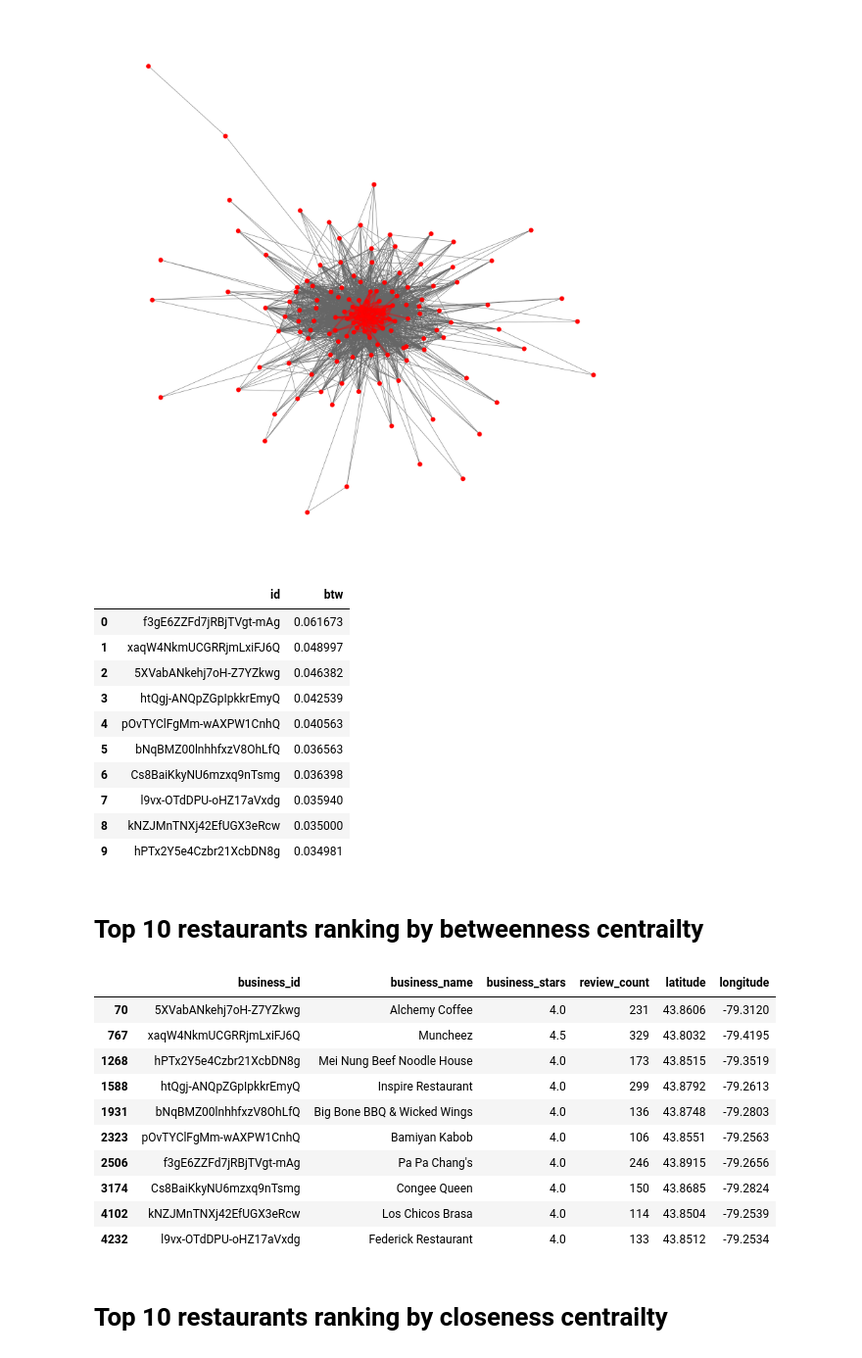
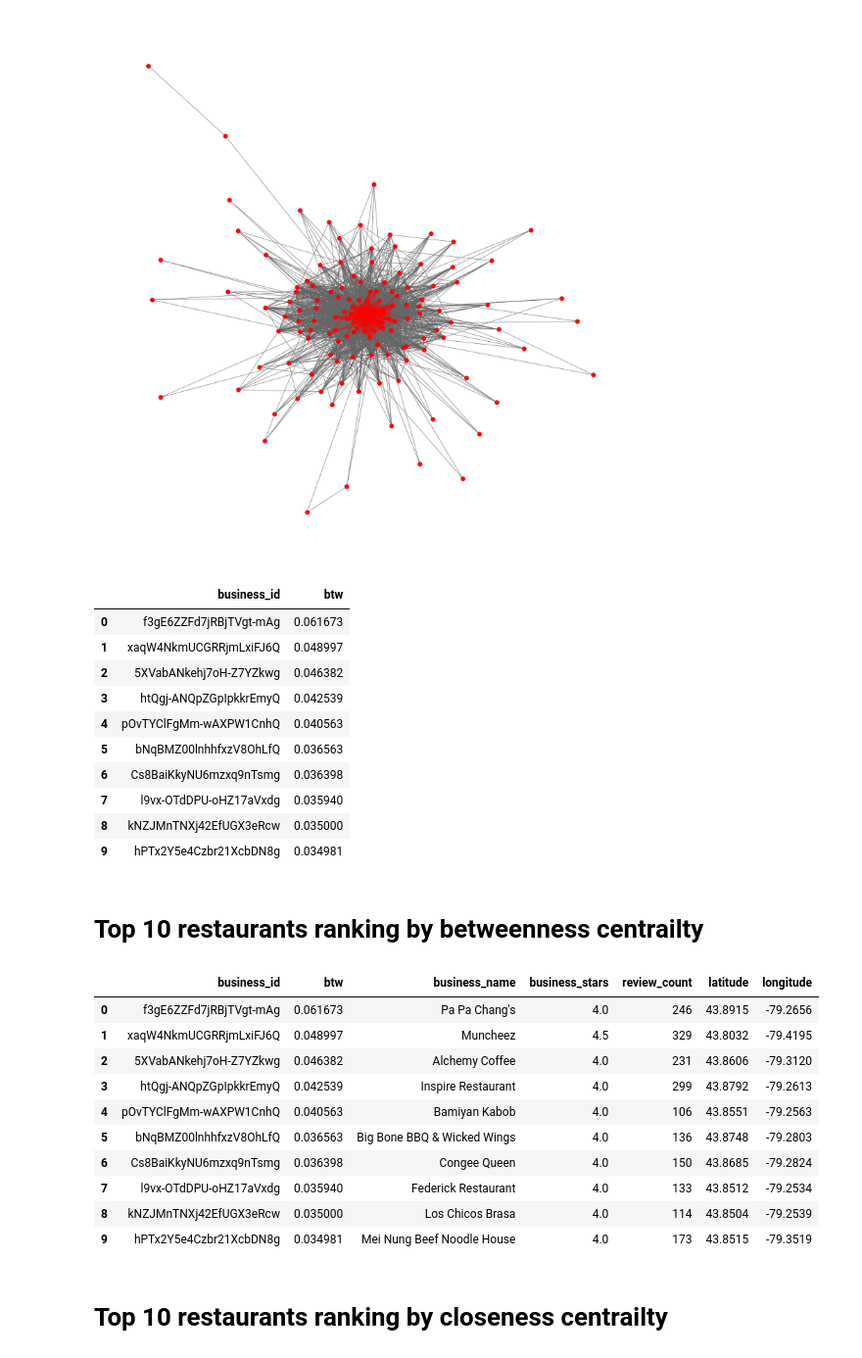
Before and after one commit to christine62/yelp-social-network-analysis, a Jupyter notebook: markham-network-analysis.ipynb, the cells around one changed output. Shown at 98% size. Saved outputs shown, nothing was run; the diff lists cells and outputs as text; code cells hidden in the pictures.

```diff
--- a/markham-network-analysis.ipynb
+++ b/markham-network-analysis.ipynb
@@ -8,13 +8,13 @@ from networkx.algorithms import bipartite
 # %%
 def gener_graph(csvdf):
     G = nx.DiGraph()
-    G = nx.from_pandas_dataframe(csvdf, 'user_id', 'business_id')
+    G = nx.from_pandas_edgelist(csvdf, 'user_id', 'business_id')
     csvdf.columns=['user_stars','user_id','business_id','user_name','business_name','business_stars','review_count','latitude','longitude']
     nodes = csvdf[['business_id',"business_name","review_count",'latitude','longitude']].drop_duplicates(subset=None, keep='first', inplace=False)
-    nx.set_node_attributes(G, 'review_count', pd.Series(nodes.review_count.values, index=nodes.business_id).to_dict())
-    nx.set_node_attributes(G, 'latitude', pd.Series(nodes.latitude.values, index=nodes.business_id).to_dict())
-    nx.set_node_attributes(G, 'longitude', pd.Series(nodes.longitude.values, index=nodes.business_id).to_dict())
-    nx.set_node_attributes(G, 'business_name', pd.Series(nodes.business_name.values, index=nodes.business_id).to_dict())
+    nx.set_node_attributes(G,  pd.Series(nodes.review_count.values, index=nodes.business_id).to_dict(),'review_count')
+    nx.set_node_attributes(G,  pd.Series(nodes.latitude.values, index=nodes.business_id).to_dict(),'latitude')
+    nx.set_node_attributes(G,  pd.Series(nodes.longitude.values, index=nodes.business_id).to_dict(),'longitude')
+    nx.set_node_attributes(G,  pd.Series(nodes.business_name.values, index=nodes.business_id).to_dict(), 'business_name')
     return G
 def bipartite_business(csvdf):
     G = gener_graph(csvdf)
@@ -210,15 +213,17 @@ plt.show()
 # %% [output]
 [figure]
 # %%
+#get betweeness centrality ranking
 btwnCent = nx.betweenness_centrality(G_b4,normalized= True,endpoints=False)
 btwsort=sorted(btwnCent.items(),key=operator.itemgetter(1),reverse=True)
-df_btw = pd.DataFrame(btwsort, columns=['id', 'btw'])
+df_btw = pd.DataFrame(btwsort, columns=['business_id', 'btw'])
 df1=df_btw.head(10)
-topbtw=df1['id'].values.tolist()
+topbtw=df1['business_id'].values.tolist()
 topbtw
 df1
+#btwsort
 # %% [output]
-|  | id | btw |
+|  | business_id | btw |
 | 0 | f3gE6ZZFd7jRBjTVgt-mAg | 0.061673 |
 | 1 | xaqW4NkmUCGRRjmLxiFJ6Q | 0.048997 |
 | 2 | 5XVabANkehj7oH-Z7YZkwg | 0.046382 |
@@ -232,20 +237,21 @@ df1
 # %% [markdown]
 # Top 10 restaurants ranking by betweenness centrailty
 # %%
-#nodes.loc[nodes['business_id'].isin(topbtw)].to_excel('topbtw.xlsx')
 nodes.loc[nodes['business_id'].isin(topbtw)]
+pd.merge(df1,nodes.loc[nodes['business_id'].isin(topbtw)]).to_excel('topbtw.xlsx')
+pd.merge(df1,nodes.loc[nodes['business_id'].isin(topbtw)])
 # %% [output]
-|  | business_id | business_name | business_stars | review_count | latitude | longitude |
-| 70 | 5XVabANkehj7oH-Z7YZkwg | Alchemy Coffee | 4.0 | 231 | 43.8606 | -79.3120 |
-| 767 | xaqW4NkmUCGRRjmLxiFJ6Q | Muncheez | 4.5 | 329 | 43.8032 | -79.4195 |
-| 1268 | hPTx2Y5e4Czbr21XcbDN8g | Mei Nung Beef Noodle House | 4.0 | 173 | 43.8515 | -79.3519 |
-| 1588 | htQgj-ANQpZGpIpkkrEmyQ | Inspire Restaurant | 4.0 | 299 | 43.8792 | -79.2613 |
-| 1931 | bNqBMZ00lnhhfxzV8OhLfQ | Big Bone BBQ & Wicked Wings | 4.0 | 136 | 43.8748 | -79.2803 |
-| 2323 | pOvTYClFgMm-wAXPW1CnhQ | Bamiyan Kabob | 4.0 | 106 | 43.8551 | -79.2563 |
-| 2506 | f3gE6ZZFd7jRBjTVgt-mAg | Pa Pa Chang's | 4.0 | 246 | 43.8915 | -79.2656 |
-| 3174 | Cs8BaiKkyNU6mzxq9nTsmg | Congee Queen | 4.0 | 150 | 43.8685 | -79.2824 |
-| 4102 | kNZJMnTNXj42EfUGX3eRcw | Los Chicos Brasa | 4.0 | 114 | 43.8504 | -79.2539 |
-| 4232 | l9vx-OTdDPU-oHZ17aVxdg | Federick Restaurant | 4.0 | 133 | 43.8512 | -79.2534 |
+|  | business_id | btw | business_name | business_stars | review_count | latitude | longitude |
+| 0 | f3gE6ZZFd7jRBjTVgt-mAg | 0.061673 | Pa Pa Chang's | 4.0 | 246 | 43.8915 | -79.2656 |
+| 1 | xaqW4NkmUCGRRjmLxiFJ6Q | 0.048997 | Muncheez | 4.5 | 329 | 43.8032 | -79.4195 |
+| 2 | 5XVabANkehj7oH-Z7YZkwg | 0.046382 | Alchemy Coffee | 4.0 | 231 | 43.8606 | -79.3120 |
+| 3 | htQgj-ANQpZGpIpkkrEmyQ | 0.042539 | Inspire Restaurant | 4.0 | 299 | 43.8792 | -79.2613 |
+| 4 | pOvTYClFgMm-wAXPW1CnhQ | 0.040563 | Bamiyan Kabob | 4.0 | 106 | 43.8551 | -79.2563 |
+| 5 | bNqBMZ00lnhhfxzV8OhLfQ | 0.036563 | Big Bone BBQ & Wicked Wings | 4.0 | 136 | 43.8748 | -79.2803 |
+| 6 | Cs8BaiKkyNU6mzxq9nTsmg | 0.036398 | Congee Queen | 4.0 | 150 | 43.8685 | -79.2824 |
+| 7 | l9vx-OTdDPU-oHZ17aVxdg | 0.035940 | Federick Restaurant | 4.0 | 133 | 43.8512 | -79.2534 |
+| 8 | kNZJMnTNXj42EfUGX3eRcw | 0.035000 | Los Chicos Brasa | 4.0 | 114 | 43.8504 | -79.2539 |
+| 9 | hPTx2Y5e4Czbr21XcbDN8g | 0.034981 | Mei Nung Beef Noodle House | 4.0 | 173 | 43.8515 | -79.3519 |
 # %% [markdown]
 # Top 10 restaurants ranking by closeness centrailty
 # %%
```
Also changed, not shown: parts of 19 cells of this notebook.
